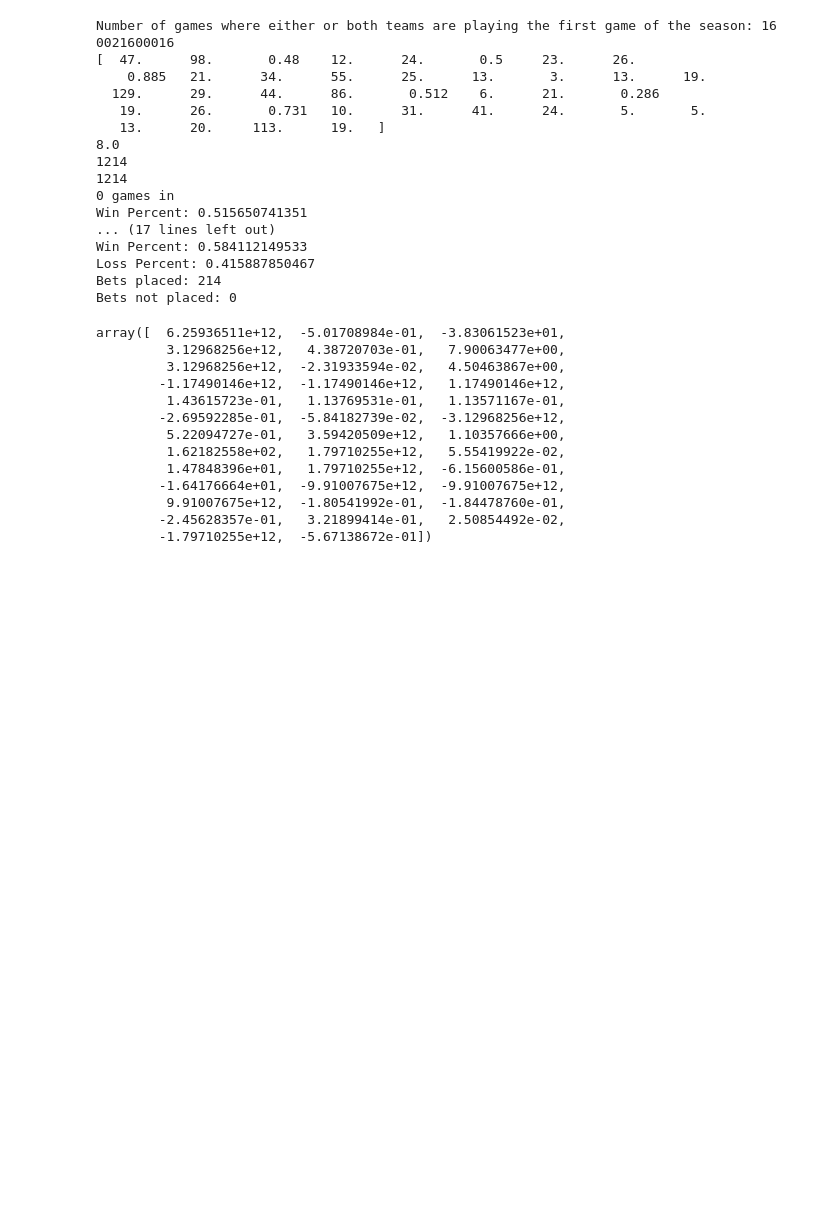
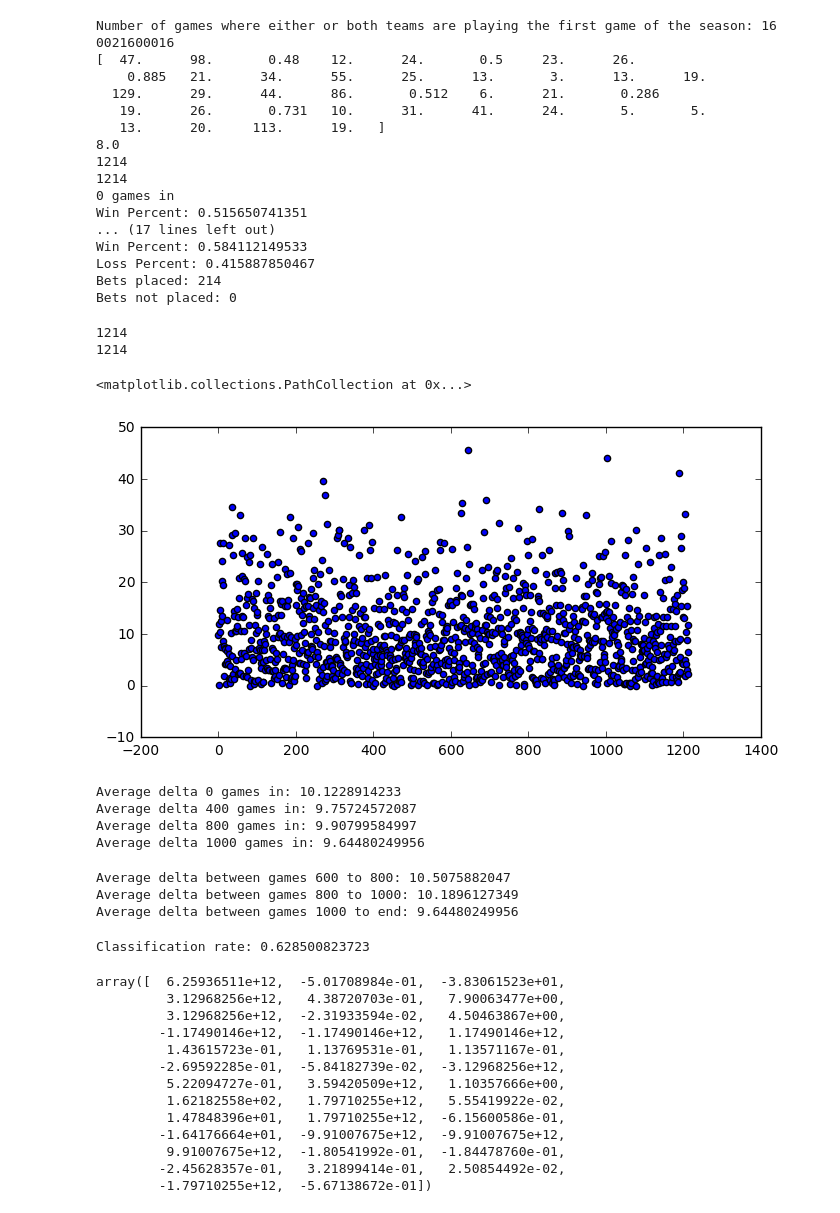
Before and after one commit to vraja2/nba-betting, a Jupyter notebook: prediction/nba_betting.ipynb, the cells around one changed output. Drawn from its saved outputs; the diff is of its cells as text; code cells hidden in the pictures; blank space fills up the shorter version.

```diff
--- a/prediction/nba_betting.ipynb
+++ b/prediction/nba_betting.ipynb
@@ -483,6 +486,71 @@ Win Percent: 0.584112149533
 Loss Percent: 0.415887850467
 Bets placed: 214
 Bets not placed: 0
+# %%
+# graph errors over the course of season
+deltas = []
+for idx, pred in enumerate(lin_regr_predictions):
+  actual_score_delta = labels_for_2016_2017[idx]
+  deltas.append(abs(pred-actual_score_delta))
+print len(deltas)
+print len(range(0, len(labels_for_2016_2017)))
+plt.figure(figsize=(8,4))
+plt.scatter(range(0, len(labels_for_2016_2017)), deltas)
+# %% [output]
+1214
+1214
+<matplotlib.collections.PathCollection at 0x...>
+[figure, added]
+# %%
+avg_0 = 0
+for i in range(len(deltas)):
+  avg_0 += deltas[i]
+print "Average delta 0 games in: {}".format(avg_0/len(deltas))
+avg_400 = 0
+for i in range(400, len(deltas)):
+  avg_400 += deltas[i]
+print "Average delta 400 games in: {}".format(avg_400/(len(deltas)-400))
+avg_800 = 0
+for i in range(800, len(deltas)):
+  avg_800 += deltas[i]
+print "Average delta 800 games in: {}".format(avg_800/(len(deltas)-800))
+avg_1000 = 0
+for i in range(1000, len(deltas)):
+  avg_1000 += deltas[i]
+print "Average delta 1000 games in: {}".format(avg_1000/(len(deltas)-1000))
+# %% [output]
+Average delta 0 games in: 10.1228914233
+Average delta 400 games in: 9.75724572087
+Average delta 800 games in: 9.90799584997
+Average delta 1000 games in: 9.64480249956
+# %%
+avg_600_800 = 0
+for i in range(600, 800):
+  avg_600_800 += deltas[i]
+print "Average delta between games 600 to 800: {}".format(avg_600_800/200)
+avg_800_1000 = 0
+for i in range(800, 1000):
+  avg_800_1000 += deltas[i]
+print "Average delta between games 800 to 1000: {}".format(avg_800_1000/200)
+avg_1000_end = 0
+for i in range(1000, len(deltas)):
+  avg_1000_end += deltas[i]
+print "Average delta between games 1000 to end: {}".format(avg_1000_end/(len(deltas) - 1000))
+# %% [output]
+Average delta between games 600 to 800: 10.5075882047
+Average delta between games 800 to 1000: 10.1896127349
+Average delta between games 1000 to end: 9.64480249956
+# %%
+# Evaluate the classification case, do we at least predict the outcomes correctly?
+correct_classifications = 0.
+for idx, pred in enumerate(lin_regr_predictions):
+  actual_score_delta = labels_for_2016_2017[idx]
+  # if in the same direction
+  if pred * actual_score_delta > 0:
+    correct_classifications += 1
+print "Classification rate: {}".format(correct_classifications/len(lin_regr_predictions))
+# %% [output]
+Classification rate: 0.628500823723
 # %%
 regr_2016_2017.coef_
 # %% [output]
```
Also changed, not shown: parts of 1 cell of this notebook.
